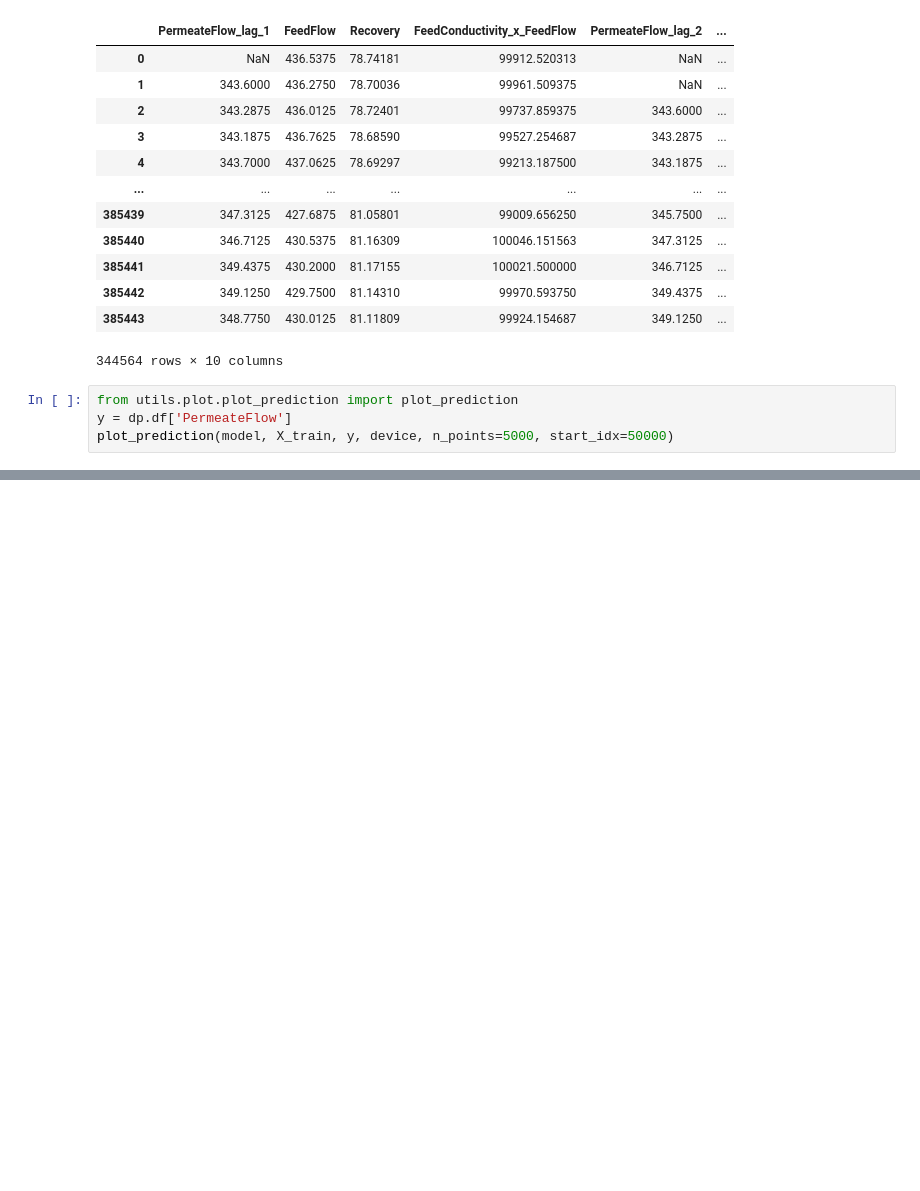
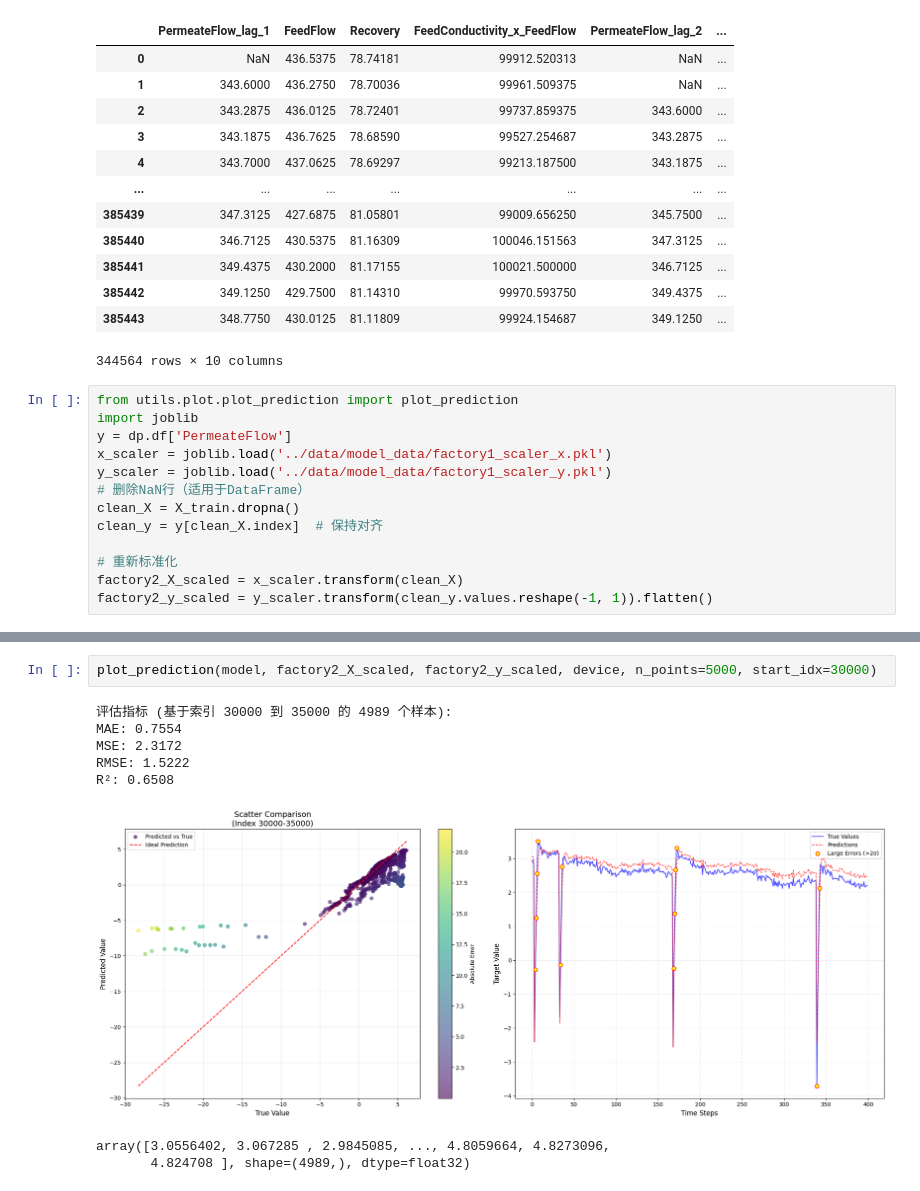
Before and after one commit to naruesornd/anomaly_detection_rca, a Jupyter notebook: notebook/test2.ipynb, the cells around one changed output, grey strips where cells are left out. Drawn from its saved outputs; the diff is of its cells as text; blank space fills up the shorter version.

Commit message:
model_3

```diff
--- a/notebook/test2.ipynb
+++ b/notebook/test2.ipynb
@@ -165,5 +163,14 @@ y
 344564 rows × 10 columns
 # %%
 from utils.plot.plot_prediction import plot_prediction
+import joblib
 y = dp.df['PermeateFlow']
-plot_prediction(model, X_train, y, device, n_points=5000, start_idx=50000)
+x_scaler = joblib.load('../data/model_data/factory1_scaler_x.pkl')
+y_scaler = joblib.load('../data/model_data/factory1_scaler_y.pkl')
+# 删除NaN行（适用于DataFrame）
+clean_X = X_train.dropna()
+clean_y = y[clean_X.index]  # 保持对齐
+
+# 重新标准化
+factory2_X_scaled = x_scaler.transform(clean_X)
+factory2_y_scaled = y_scaler.transform(clean_y.values.reshape(-1, 1)).flatten()
@@ -179,0 +193,11 @@ array([1.8394899, 1.8272994, 1.8187507, ..., 1.2972169, 1.5013658,
+# %%
+plot_prediction(model, factory2_X_scaled, factory2_y_scaled, device, n_points=5000, start_idx=30000)
+# %% [output]
+评估指标 (基于索引 30000 到 35000 的 4989 个样本):
+MAE: 0.7554
+MSE: 2.3172
+RMSE: 1.5222
+R²: 0.6508
+[figure, added]
+array([3.0556402, 3.067285 , 2.9845085, ..., 4.8059664, 4.8273096,
+       4.824708 ], shape=(4989,), dtype=float32)
```
Also changed, not shown: parts of 8 cells of this notebook, 33 other files.
